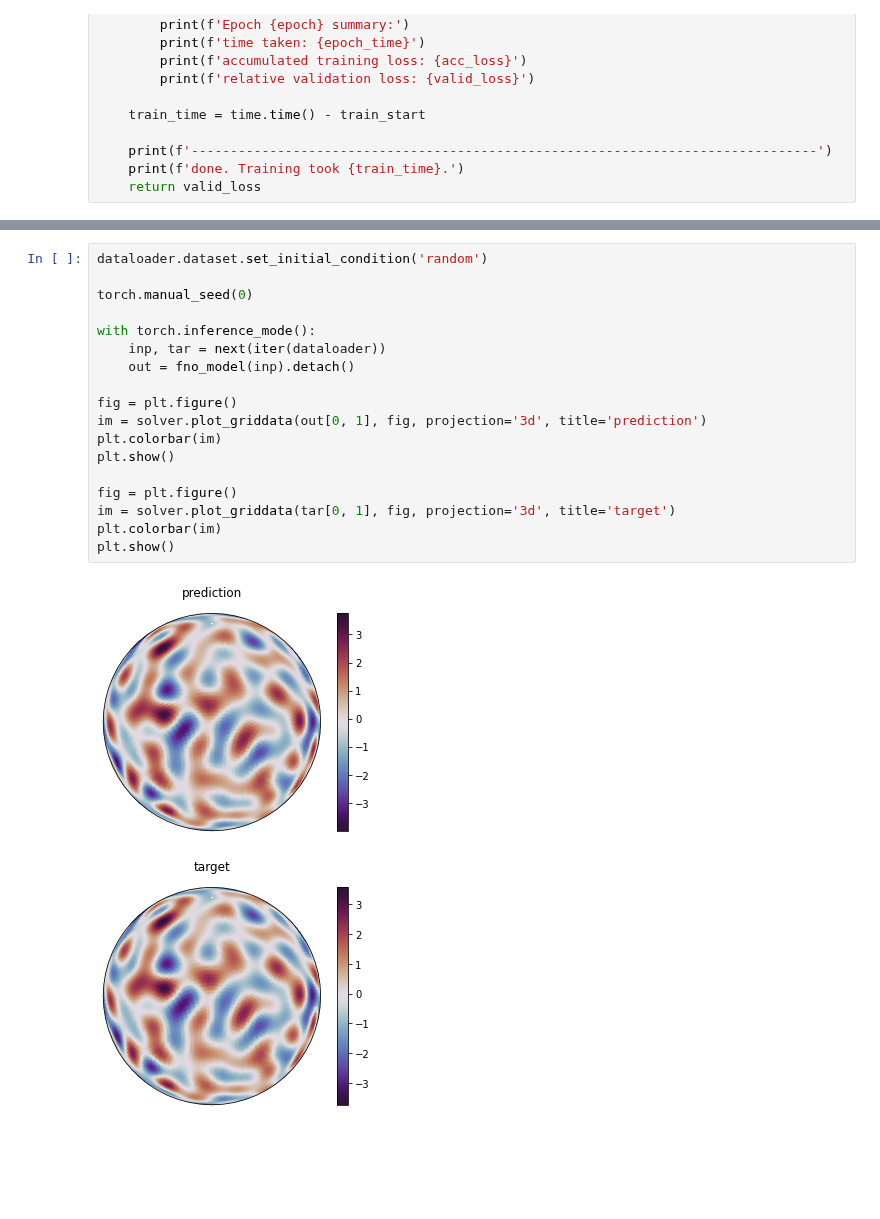
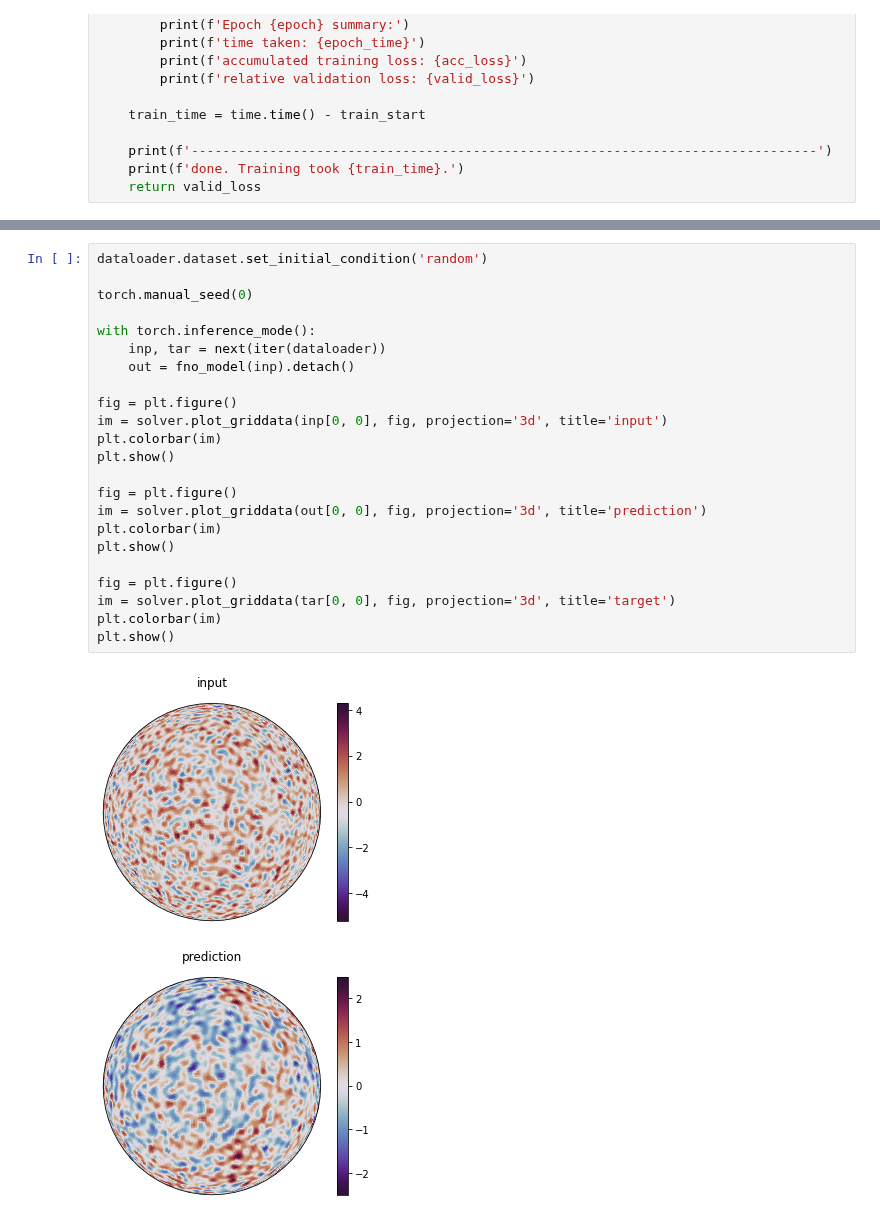
Before and after one commit to NVIDIA/torch-harmonics, a Jupyter notebook: notebooks/train_sfno.ipynb, the cells around one changed output, grey strips where cells are left out. Drawn from its saved outputs; the diff is of its cells as text; blank space fills up the shorter version.

```diff
--- a/notebooks/train_sfno.ipynb
+++ b/notebooks/train_sfno.ipynb
@@ -200,21 +200,26 @@ done. Training took 311.78155875205994.
 # %%
 dataloader.dataset.set_initial_condition('random')
 
 torch.manual_seed(0)
 
 with torch.inference_mode():
     inp, tar = next(iter(dataloader))
     out = fno_model(inp).detach()
 
 fig = plt.figure()
-im = solver.plot_griddata(out[0, 1], fig, projection='3d', title='prediction')
+im = solver.plot_griddata(inp[0, 0], fig, projection='3d', title='input')
 plt.colorbar(im)
 plt.show()
 
 fig = plt.figure()
-im = solver.plot_griddata(tar[0, 1], fig, projection='3d', title='target')
+im = solver.plot_griddata(out[0, 0], fig, projection='3d', title='prediction')
 plt.colorbar(im)
 plt.show()
+
+fig = plt.figure()
+im = solver.plot_griddata(tar[0, 0], fig, projection='3d', title='target')
+plt.colorbar(im)
+plt.show()
 # %% [output]
-[figure, old version]
+[figure, new version]
-[figure, old version]
+[figure, new version]
```
Also changed, not shown: parts of 3 cells of this notebook, 3 other files.
